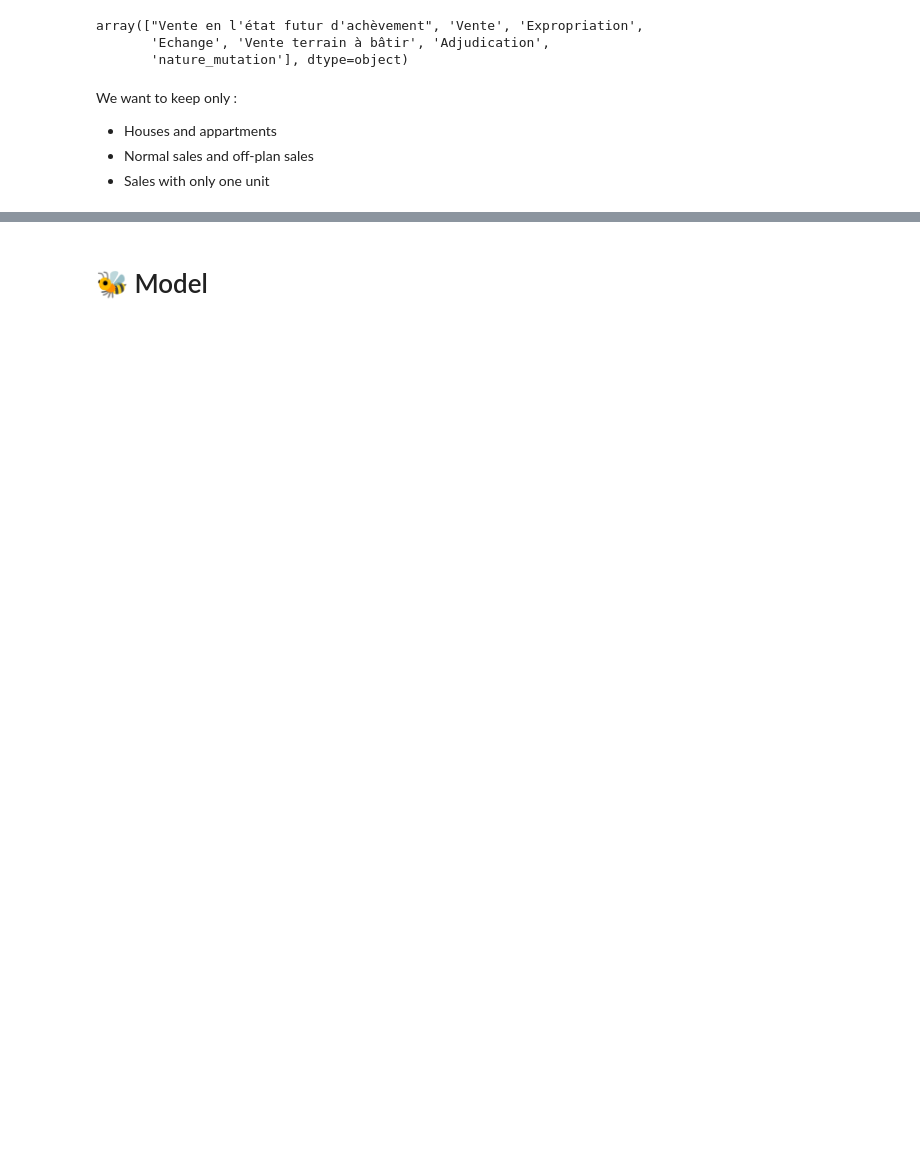
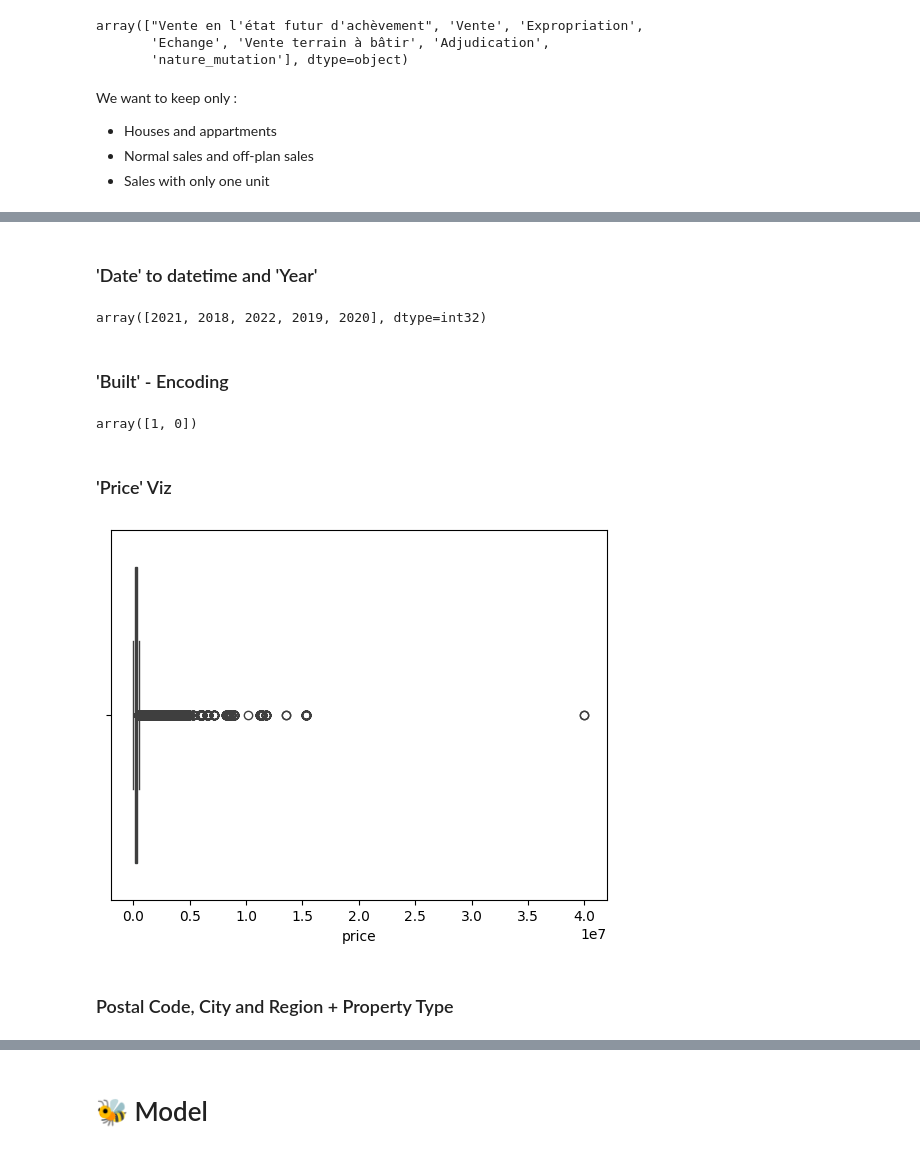
Before and after one commit to qadnguyen/realdata, a Jupyter notebook: notebooks/notebook_daniela.ipynb, the cells around one changed output, grey strips where cells are left out. Cells and saved outputs as stored; diff of their text form; code cells hidden in the pictures; blank space fills up the shorter version.

```diff
--- a/notebooks/notebook_daniela.ipynb
+++ b/notebooks/notebook_daniela.ipynb
@@ -314,0 +396,28 @@ df_dvf
+# %% [markdown]
+### 'Date' to datetime and 'Year'
+# %%
+#Change to datetime and create a 'year' column
+
+df_useful['date'] = pd.to_datetime(df_useful['date'])
+df_useful['year'] = df_useful['date'].dt.year
+df_useful['year'].unique()
+# %% [output]
+array([2021, 2018, 2022, 2019, 2020], dtype=int32)
+# %% [markdown]
+### 'Built' - Encoding
+# %%
+#Needs to be encoded in numbers
+df_useful['built'] = df_useful['built'].map({'built': 1, 'Vente en l\'état futur d\'achèvement': 0})
+df_useful['built'].unique()
+# %% [output]
+array([1, 0])
+# %% [markdown]
+### 'Price' Viz
+# %%
+#Check for outliers, 'price' column remains unchanged
+sns.boxplot(x='price', data=df_useful)
+plt.show()
+# %% [output]
+[figure, added]
+# %% [markdown]
+### Postal Code, City and Region + Property Type
```
Also changed, not shown: parts of 66 cells of this notebook.
